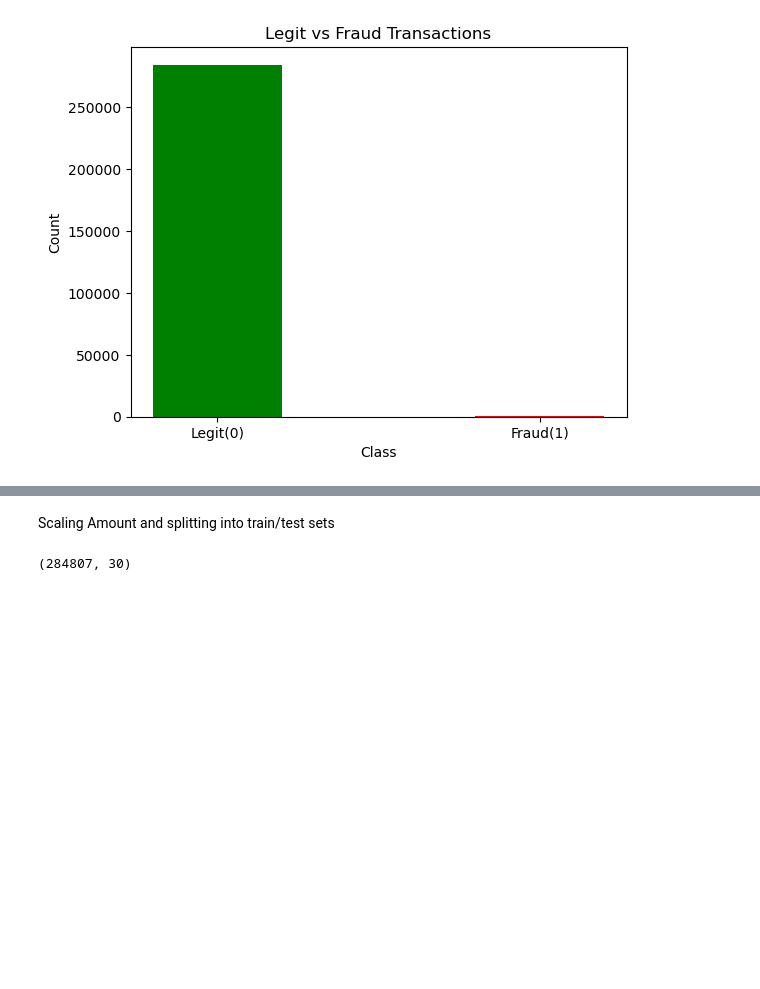
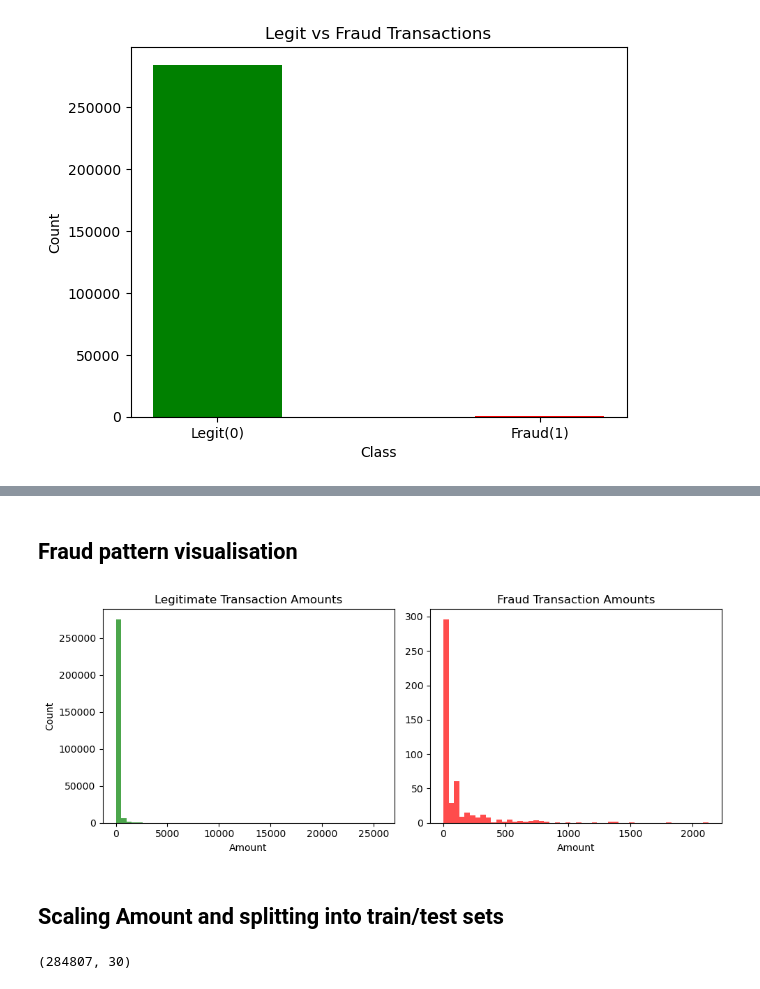
Before and after one commit to ri-data/fraud-detection-ml, a Jupyter notebook: Fraud_detection.ipynb, the cells around one changed output, grey strips where cells are left out. Cells and saved outputs as stored; diff of their text form; code cells hidden in the pictures; blank space fills up the shorter version.

```diff
--- a/Fraud_detection.ipynb
+++ b/Fraud_detection.ipynb
@@ -70,0 +76,11 @@ plt.show()  #show the chart #my first data visualizations
+# %%
+# Fraud vs Legitimate — transaction amount comparison
+fraud = df[df['Class'] == 1]['Amount']
+legit = df[df['Class'] == 0]['Amount']
+
+print("FRAUD transactions:")
+print(fraud.describe().round(2))
+print("\nLEGITIMATE transactions:")
+print(legit.describe().round(2))
+print(f"\nAverage fraud amount: ${fraud.mean():.2f}")
+print(f"Average legitimate amount: ${legit.mean():.2f}")
@@ -71,5 +105,24 @@ plt.show()  #show the chart #my first data visualizations
+# %% [markdown]
+## Fraud pattern visualisation
+# %%
+# Distribution of fraud vs legitimate amounts
+plt.figure(figsize=(10, 4))
+plt.subplot(1, 2, 1)
+plt.hist(legit, bins=50, color='green', alpha=0.7)
+plt.title('Legitimate Transaction Amounts')
+plt.xlabel('Amount')
+plt.ylabel('Count')
+
+plt.subplot(1, 2, 2)
+plt.hist(fraud, bins=50, color='red', alpha=0.7)
+plt.title('Fraud Transaction Amounts')
+plt.xlabel('Amount')
+plt.tight_layout()
+plt.show()
+# %% [output]
+[figure, added]
 # %% [markdown]
-Scaling Amount and splitting into train/test sets
+## Scaling Amount and splitting into train/test sets
 # %%
 # preprocessing
 df = df.drop(columns=['Time']) #dropped an unnecessary column
```
Also changed, not shown: parts of 16 cells of this notebook.
